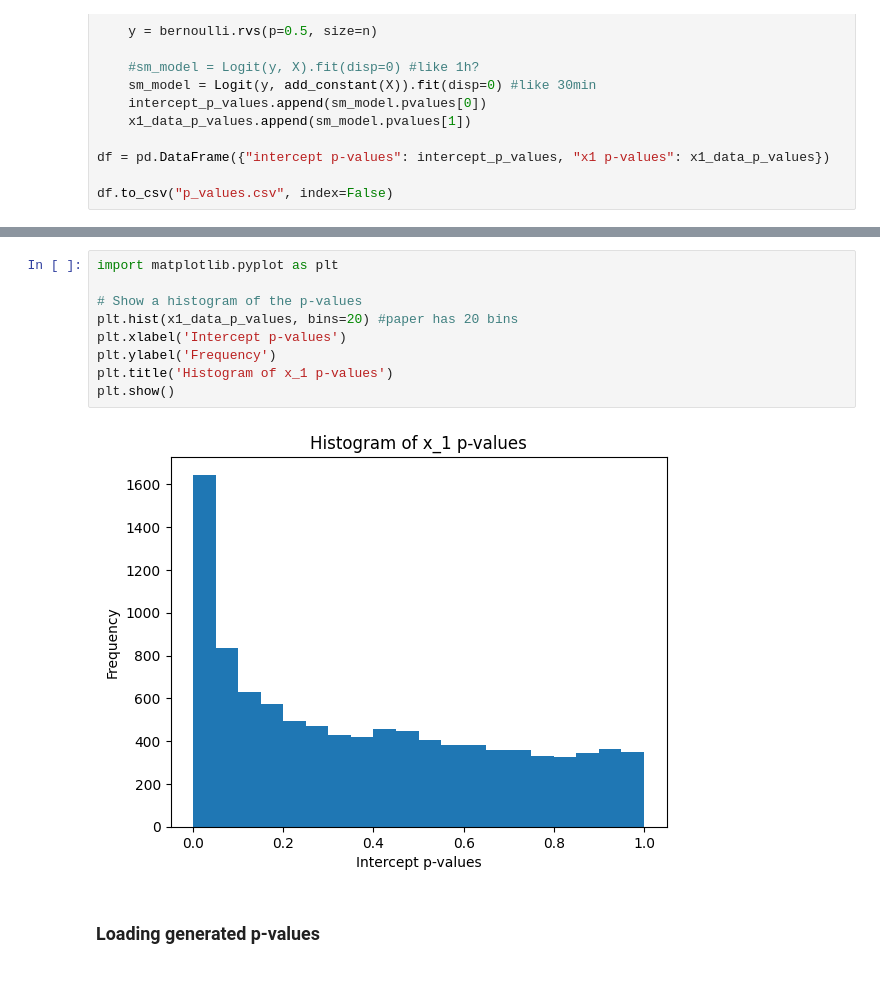
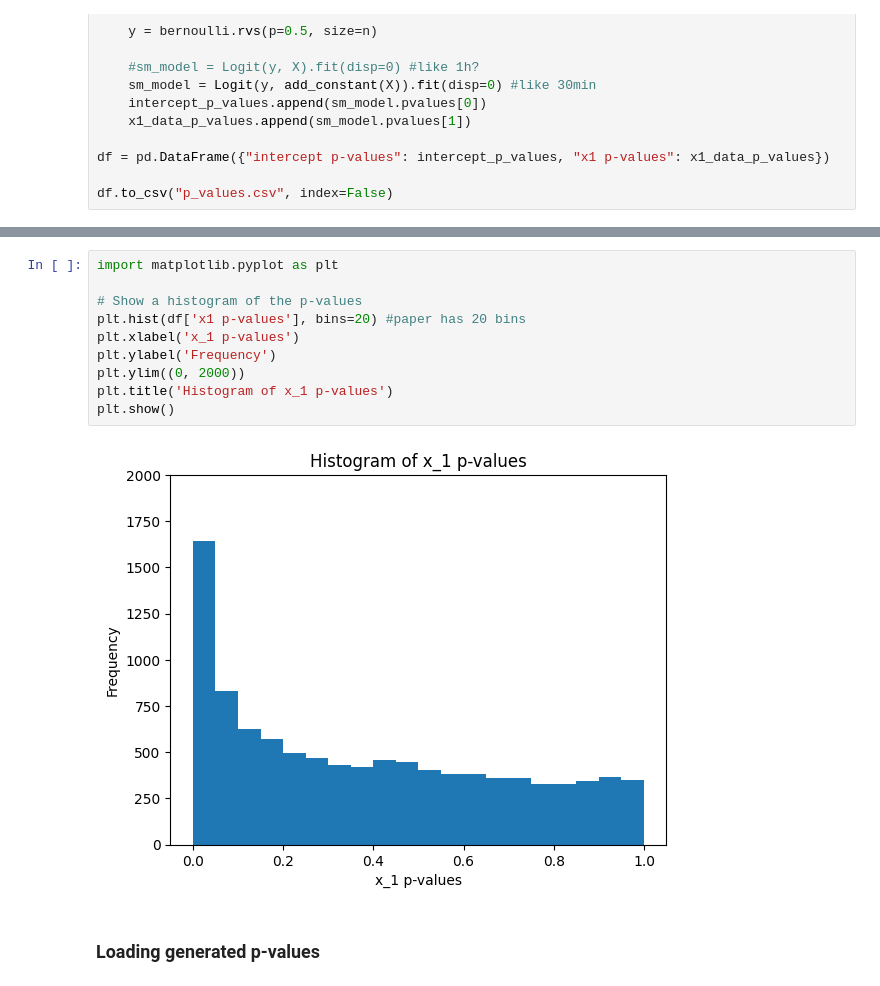
Before and after one commit to TheChickenAgent/ComputationalStatisticsKEN4258-ASG2, a Jupyter notebook: Assignment2.ipynb, the cells around one changed output, grey strips where cells are left out. Drawn from its saved outputs; the diff is of its cells as text.

```diff
--- a/Assignment2.ipynb
+++ b/Assignment2.ipynb
@@ -165,14 +165,15 @@ plt.show()
 # %%
 import matplotlib.pyplot as plt
 
 # Show a histogram of the p-values
-plt.hist(x1_data_p_values, bins=20) #paper has 20 bins
-plt.xlabel('Intercept p-values')
+plt.hist(df['x1 p-values'], bins=20) #paper has 20 bins
+plt.xlabel('x_1 p-values')
 plt.ylabel('Frequency')
+plt.ylim((0, 2000))
 plt.title('Histogram of x_1 p-values')
 plt.show()
 # %% [output]
-[figure, old version]
+[figure, new version]
 # %% [markdown]
 ### Loading generated p-values
 # %%
```
Also changed, not shown: parts of 11 cells of this notebook, 5 other files.
